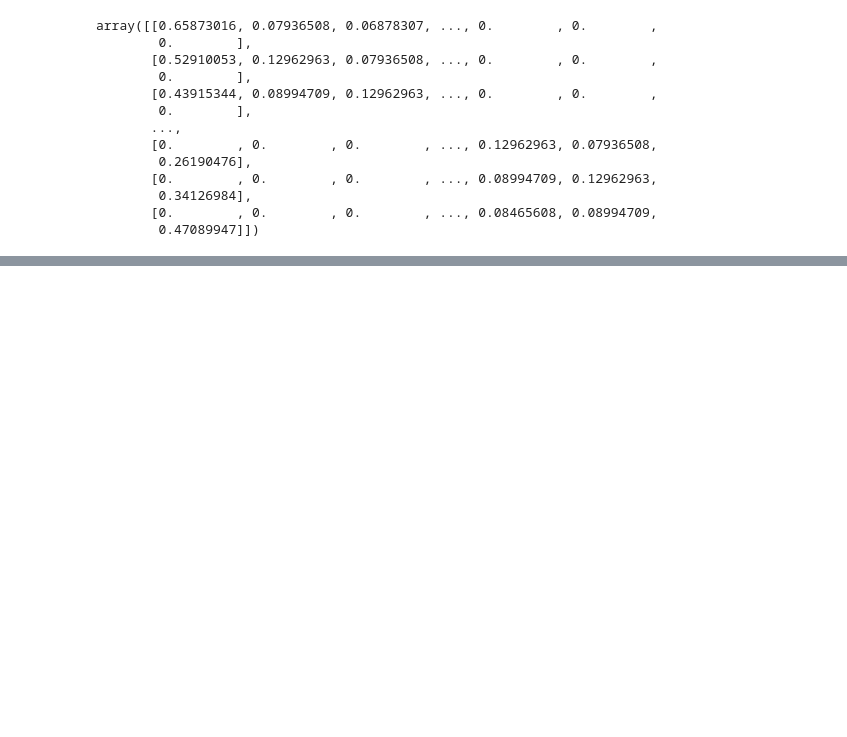
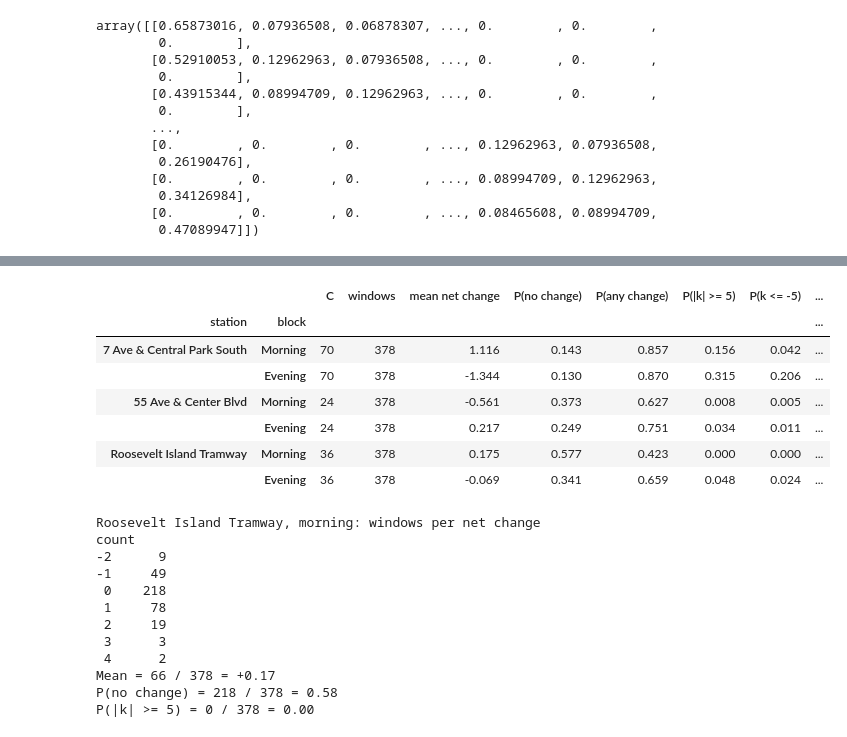
Before and after one commit to ethanw2701/citibike-project, a Jupyter notebook: Modeling Under Uncertainty Project.ipynb, the cells around one changed output, grey strips where cells are left out. Drawn from its saved outputs; the diff is of its cells as text; code cells hidden in the pictures; blank space fills up the shorter version.

```diff
--- a/Modeling Under Uncertainty Project.ipynb
+++ b/Modeling Under Uncertainty Project.ipynb
@@ -179,13 +198,16 @@ Percentage of rows with missing location data: 0.28%
 # %%
-# Drop rides with missing location data.
+# Drop rides with missing location data (loc_cols is defined in the cell above).
 # Reads from df_dur and writes to df_clean, so rerunning this cell always gives the same result.
-loc_cols = [f'{s}_{c}' for s in ['start', 'end']
-            for c in ['station_name', 'station_id', 'lat', 'lng']]
-df_clean = df_dur.dropna(subset=loc_cols)
+# .copy() so df_clean is its own DataFrame, not a view of df_dur.
+df_clean = df_dur.dropna(subset=loc_cols).copy()
 
 clean_num_rows, clean_num_columns = df_clean.shape
-pct_dropped = (len(df_dur) - clean_num_rows) / len(df_dur) * 100
+num_missing_location = len(df_dur) - clean_num_rows
+pct_dropped = num_missing_location / len(df_dur) * 100
 
-print(f"The dataset has {clean_num_rows:,} rows (number of rides) and {clean_num_columns} columns after filtering out rides with missing location data.")
-print(f"Filtered out {pct_dropped:.2f}% of the data due to missing location data.")
+print(f"Removed {num_missing_location:,} rides with missing location data ({pct_dropped:.2f}%).")
+print(f"Final cleaned dataset: {clean_num_rows:,} rows (number of rides) and {clean_num_columns} columns.")
+
+# Sanity check: matches the count from the cell above
+assert num_missing_location == missing_any.sum()
 # %% [output]
@@ -774,0 +979,53 @@ array([[0.65873016, 0.07936508, 0.06878307, ..., 0.        , 0.        ,
+# %%
+# Compute the metrics used in section 4.1 for each station x time block
+BLOCK_HOURS = {"Morning": (7, 10), "Evening": (16, 19)}
+
+rows = []
+for station, C in STATION_CAPACITY.items():
+    for block, (h0, h1) in BLOCK_HOURS.items():
+        N = station_net_change_v2(df_clean, station, start_hour=h0, end_hour=h1)  # net change per 10-min window
+        rows.append({
+            "station": station,
+            "block": block,
+            "C": C,
+            "windows": len(N),
+            "mean net change": N.mean(),
+            "P(no change)": (N == 0).mean(),
+            "P(any change)": (N != 0).mean(),
+            "P(|k| >= 5)": (N.abs() >= 5).mean(),
+            "P(k <= -5)": (N <= -5).mean(),
+            "P(k >= +5)": (N >= 5).mean(),
+        })
+
+metrics_41 = pd.DataFrame(rows).set_index(["station", "block"])
+display(metrics_41.round(3))
+
+# Worked example from the markdown: Roosevelt Island Tramway, morning
+N = station_net_change_v2(df_clean, "Roosevelt Island Tramway", start_hour=7, end_hour=10)
+counts = N.value_counts().sort_index()
+print("Roosevelt Island Tramway, morning: windows per net change")
+print(counts.to_string())
+print(f"Mean = {(counts.index * counts).sum()} / {counts.sum()} = {N.mean():+.2f}")
+print(f"P(no change) = {counts.get(0, 0)} / {counts.sum()} = {(N == 0).mean():.2f}")
+print(f"P(|k| >= 5) = {(N.abs() >= 5).sum()} / {counts.sum()} = {(N.abs() >= 5).mean():.2f}")
+# %% [output]
+|  |  | C | windows | mean net change | P(no change) | P(any change) | P(|k| >= 5) | P(k <= -5) | ... |
+| station | block |  |  |  |  |  |  |  | ... |
+| 7 Ave & Central Park South | Morning | 70 | 378 | 1.116 | 0.143 | 0.857 | 0.156 | 0.042 | ... |
+|  | Evening | 70 | 378 | -1.344 | 0.130 | 0.870 | 0.315 | 0.206 | ... |
+| 55 Ave & Center Blvd | Morning | 24 | 378 | -0.561 | 0.373 | 0.627 | 0.008 | 0.005 | ... |
+|  | Evening | 24 | 378 | 0.217 | 0.249 | 0.751 | 0.034 | 0.011 | ... |
+| Roosevelt Island Tramway | Morning | 36 | 378 | 0.175 | 0.577 | 0.423 | 0.000 | 0.000 | ... |
+|  | Evening | 36 | 378 | -0.069 | 0.341 | 0.659 | 0.048 | 0.024 | ... |
+Roosevelt Island Tramway, morning: windows per net change
+count
+-2      9
+-1     49
+ 0    218
+ 1     78
+ 2     19
+ 3      3
+ 4      2
+Mean = 66 / 378 = +0.17
+P(no change) = 218 / 378 = 0.58
+P(|k| >= 5) = 0 / 378 = 0.00
```
Also changed, not shown: parts of 55 cells of this notebook.
